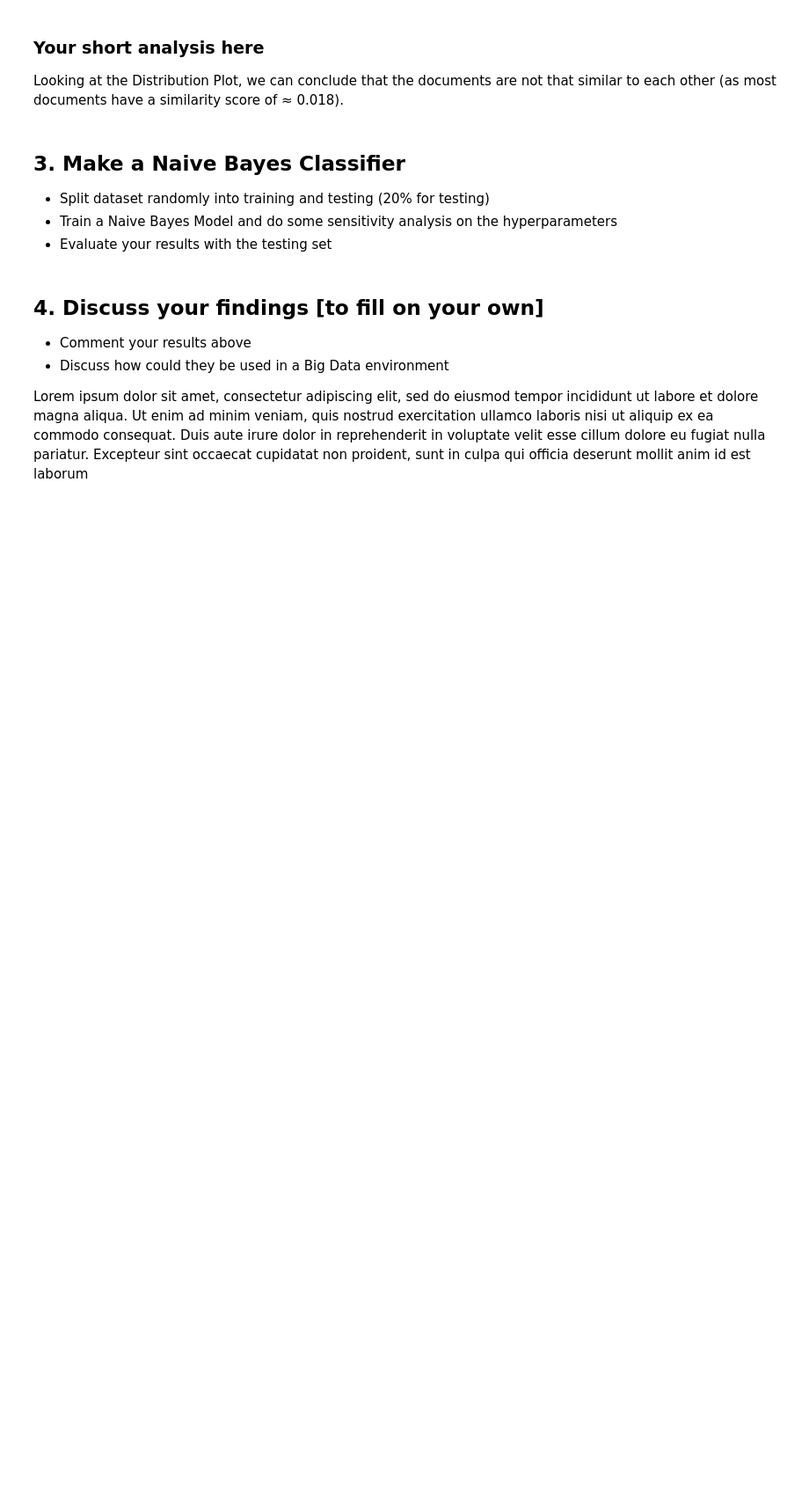
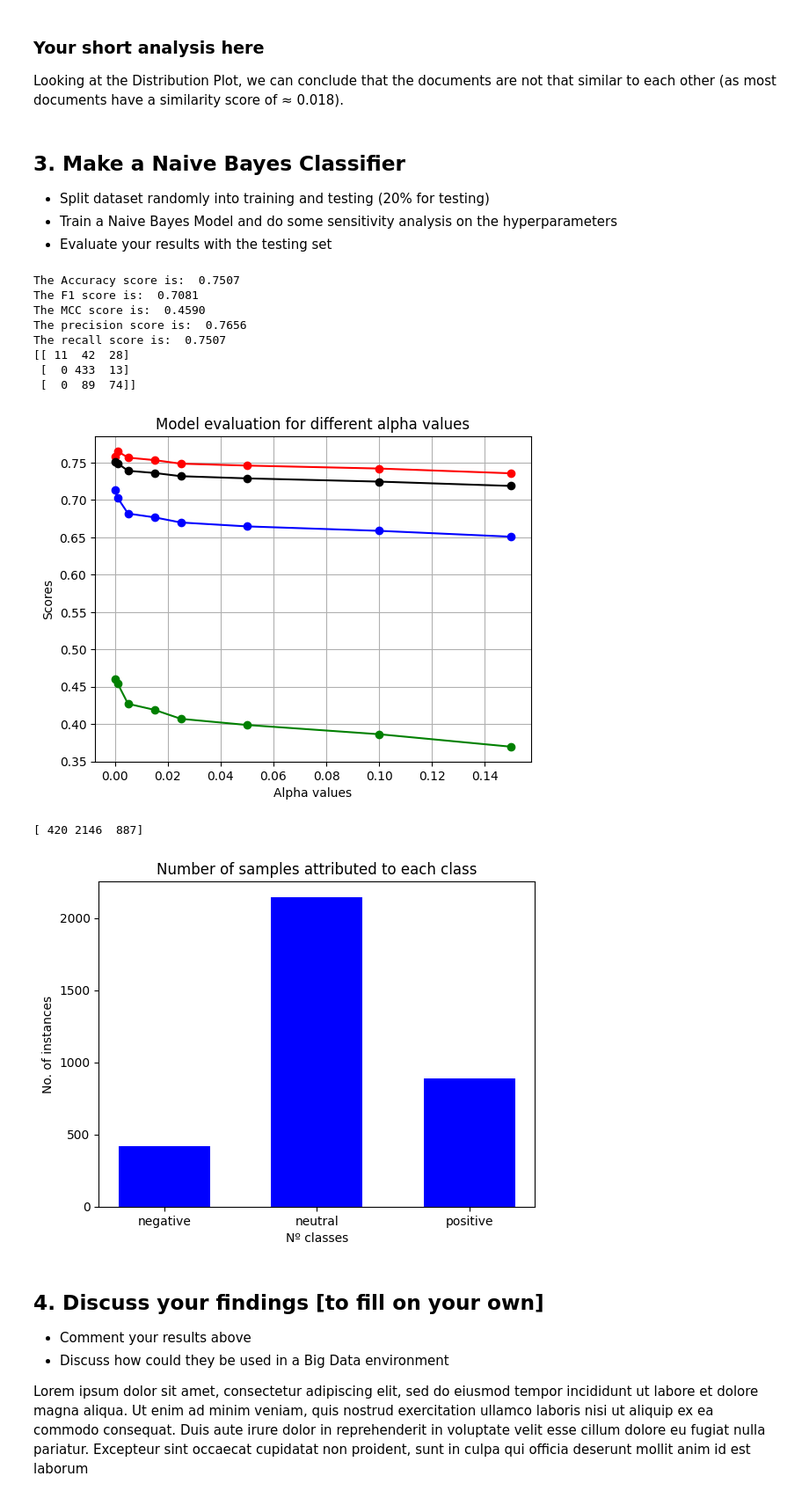
Before and after one commit to rubentorres-developer/DataMining-FirstHomeAssignment, a Jupyter notebook: PD_2324_HA1.ipynb, the cells around one changed output. Shown: that part at 88% size. Saved outputs shown, nothing was run; the diff lists cells and outputs as text; code cells hidden in the pictures; blank space fills up the shorter version.

```diff
--- a/PD_2324_HA1.ipynb
+++ b/PD_2324_HA1.ipynb
@@ -224,8 +226,10 @@ plot_distribution(values_mean, values_stdev)
 from collections import Counter
 
 # sims = sorted(similarities, reverse=True)
-# for J, text_pair in sims[:5]:
-#     print( "%s has similarity: %7.4f" % (text_pair, J))
+list_sim = []
+for J, text_pair in similarities[:50]:
+    print( "%s has similarity: %7.4f" % (text_pair, J))
+    list_sim.append(J)
 
 all_words: set[str] = set.union(*words_texts_sets)
 counter: dict[str, int] = dict(zip(all_words, [0]*len(all_words)))
@@ -235,26 +239,26 @@ for words in words_texts_sets:
 print(counter)
 
 # Contagem das frequências
-frequency_counts = Counter(counter.values())
+frequency_counts = Counter(similarities)
 
-# Convertendo em uma lista de tuplas
-frequency_counts_list = list(frequency_counts.items())
+# # Convertendo em uma lista de tuplas
+frequency_counts_list = list(frequency_counts)
 
-print(frequency_counts_list)
+# print(frequency_counts_list)
 
-common_words, frequencies = zip(*frequency_counts_list)
+# common_words, frequencies = zip(*frequency_counts_list)
 
 
-bins = np.arange(0, max(common_words), 500)
+bins = np.arange(0, max(frequency_counts_list.all()), 0.1)
 
-print(bins)
+# print(bins)
 
 
-num_bins = len(bins)
+# num_bins = len(bins)
 
 fig, ax = plt.subplots()
 # the histogram of the data
-n, bins, patches = ax.hist(common_words, num_bins, density=True)
+n, bins, patches = ax.hist(frequency_counts_list, bins, density=True)
 
 # add a 'best fit' line
 y = ((1 / (np.sqrt(2 * np.pi) * values_stdev)) *
@@ -329,7 +352,7 @@ def calc_likelihood_counts(docs_words: list[list[str]], labels: list[int]) -> di
 
 
 def classify_new_document(
-    words: list[str], priors: np.ndarray, L_hoods: dict, alpha: float = 0
+    words: list[str], priors: np.ndarray, L_hoods: dict, alpha: float
 ) -> list[float]:
     res: np.ndarray = priors / priors.sum()
     alpha_vec: np.ndarray = np.ones(len(res)) * alpha
@@ -412,6 +435,7 @@ def plot_class_balance(data: list[int]) -> None:
     classes = ['negative', 'neutral', 'positive']
 
     yv, yc=np.unique(data, return_counts=True)
+    print(yc)
     plt.bar(classes, yc, color ='blue', width = 0.6)
     plt.title("Number of samples attributed to each class")
     plt.xlabel("Nº classes")
@@ -420,24 +444,36 @@ def plot_class_balance(data: list[int]) -> None:
 # %%
 class_encoding: dict = {"negative": 0, "neutral": 1, "positive": 2}
 
 y_corpus: list[str] = [
     class_encoding[document_classified["class"]]
     for document_classified in documents_classified
 ]
 x_corpus = words_texts_sets
 
 x_train, y_train, x_test, y_test = make_train_test(x_corpus, y_corpus, r=0.2)
 
 PC: list[float] = calc_prior_counts(y_train)
 LHC: list[float] = calc_likelihood_counts(x_train, y_train)
 
 preds: list[int] = classify_documents(x_test, PC, LHC, alpha=0.0001)
 
 model_evaluation(y_test, preds)
 
-alphas: list[int] = [0.001, 0.005, 0.015, 0.025, 0.05, 0.1, 0.15]
+alphas: list[int] = [0.000001, 0.001, 0.005, 0.015, 0.025, 0.05, 0.1, 0.15]
 plot_diferent_aplha_values(x_test, y_test, PC, LHC, preds, alphas)
 plot_class_balance(y_corpus)
+# %% [output]
+The Accuracy score is:  0.7507
+The F1 score is:  0.7081
+The MCC score is:  0.4590
+The precision score is:  0.7656
+The recall score is:  0.7507
+[[ 11  42  28]
+ [  0 433  13]
+ [  0  89  74]]
+[figure, added]
+[ 420 2146  887]
+[figure, added]
 # %% [markdown]
 ## 4. Discuss your findings [to fill on your own]
 
```
Also changed, not shown: parts of 2 cells of this notebook.
